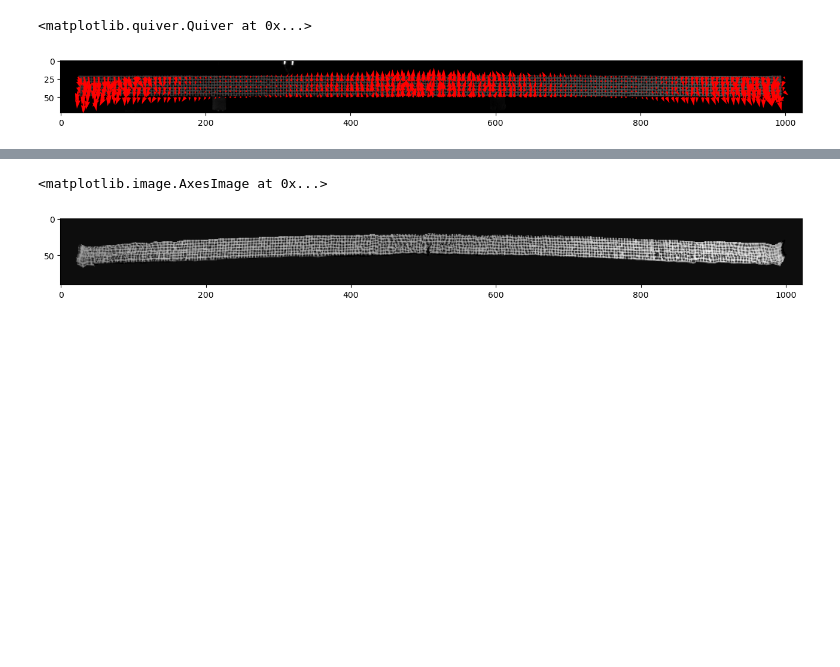
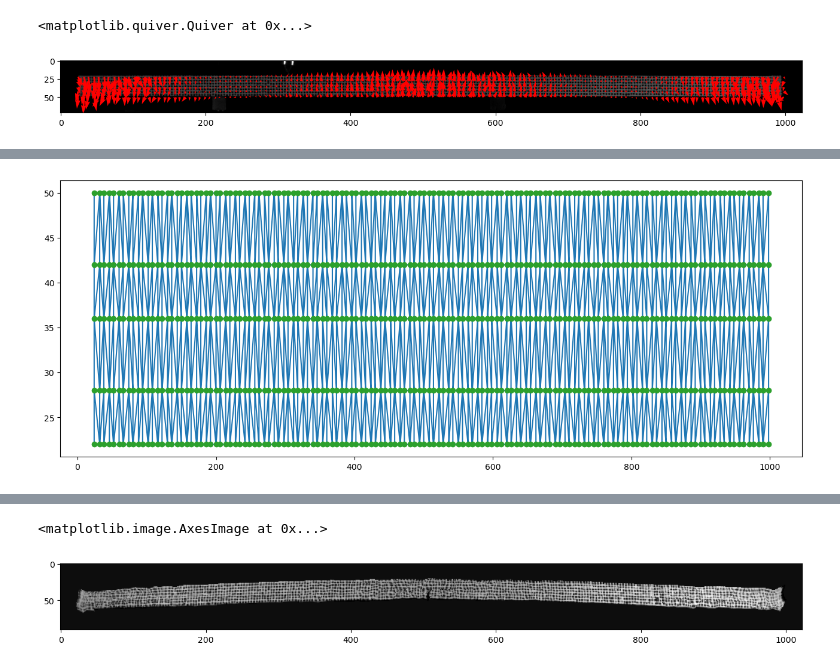
Before and after one commit to ladisk/pyidi, a Jupyter notebook: MM_dev.ipynb, the cells around one changed output, grey strips where cells are left out. Drawn from its saved outputs; the diff is of its cells as text; code cells hidden in the pictures; blank space fills up the shorter version.

```diff
--- a/MM_dev.ipynb
+++ b/MM_dev.ipynb
@@ -46,0 +66,8 @@ shell_def = shell.warp_by_vector(vectors="vectors", factor = 500)
+# %%
+tri = sp.spatial.Delaunay(coord)
+
+plt.triplot(coord[:,0], coord[:,1], tri.simplices)
+plt.plot(coord[:,0], coord[:,1], 'o')
+plt.show()
+# %% [output]
+[figure, added]
```
Also changed, not shown: parts of 9 cells of this notebook, 1 other file.
